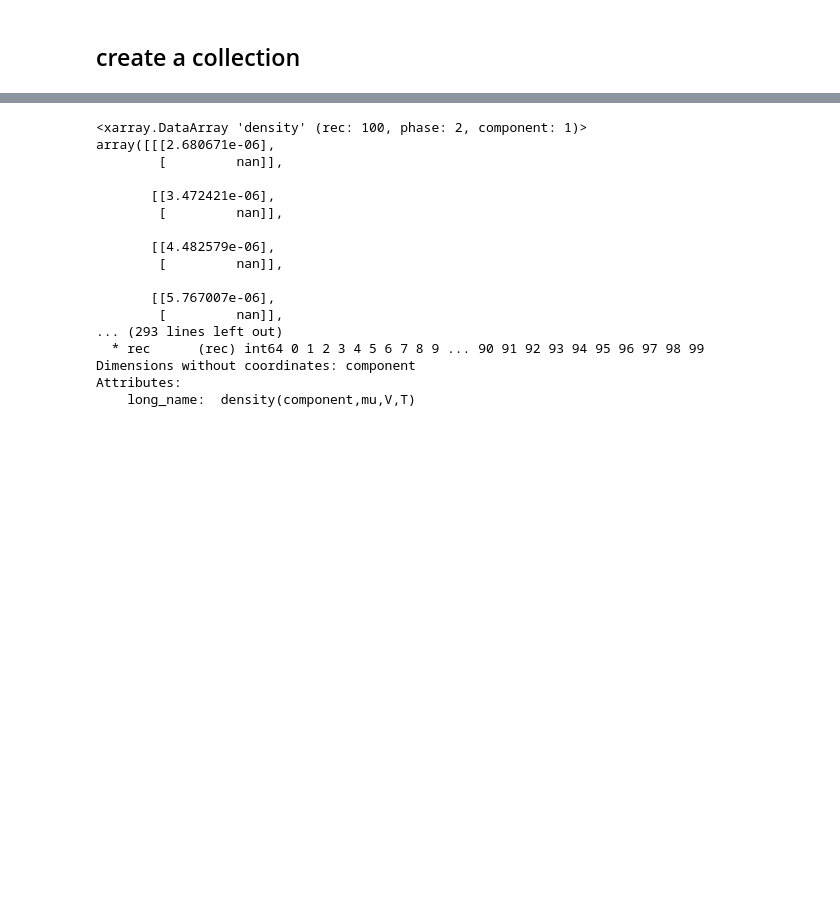
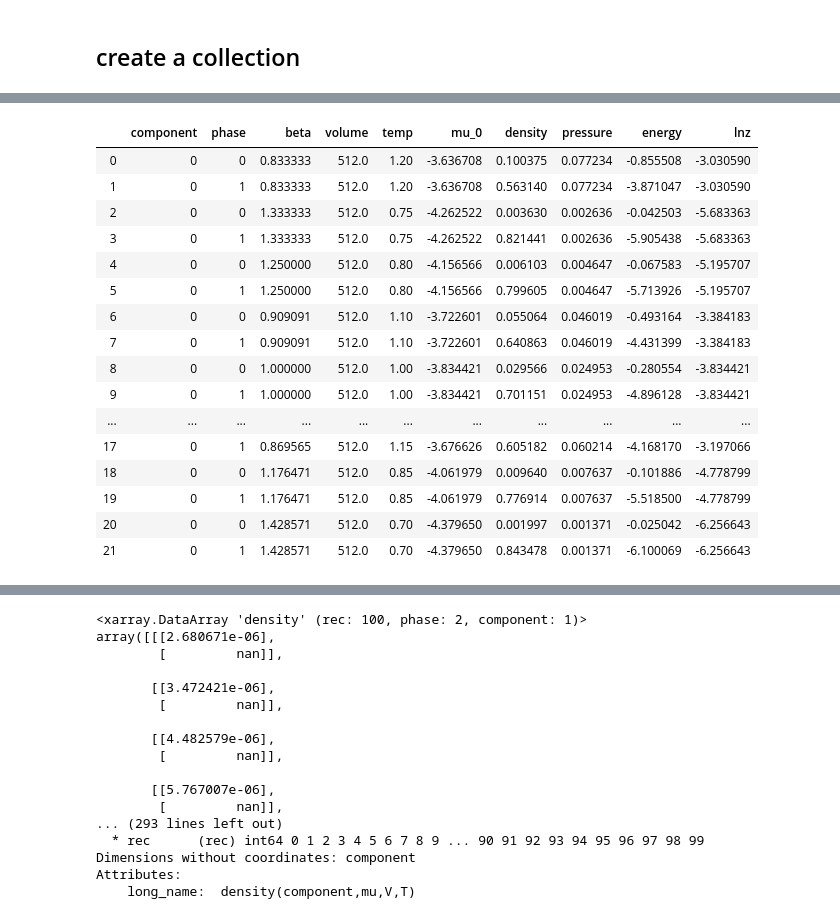
Before and after one commit to wpk-nist-gov/tmmc-lnpy, a Jupyter notebook: examples/1D/anal_1d_stuff.ipynb, the cells around one changed output, grey strips where cells are left out. Drawn from its saved outputs; the diff is of its cells as text; code cells hidden in the pictures; blank space fills up the shorter version.

```diff
--- a/examples/1D/anal_1d_stuff.ipynb
+++ b/examples/1D/anal_1d_stuff.ipynb
@@ -100,0 +120,20 @@ c[6].wlnPi._cache
+# %%
+pd.read_csv('./binodal.csv')
+# %% [output]
+|  | component | phase | beta | volume | temp | mu_0 | density | pressure | energy | lnz |
+| 0 | 0 | 0 | 0.833333 | 512.0 | 1.20 | -3.636708 | 0.100375 | 0.077234 | -0.855508 | -3.030590 |
+| 1 | 0 | 1 | 0.833333 | 512.0 | 1.20 | -3.636708 | 0.563140 | 0.077234 | -3.871047 | -3.030590 |
+| 2 | 0 | 0 | 1.333333 | 512.0 | 0.75 | -4.262522 | 0.003630 | 0.002636 | -0.042503 | -5.683363 |
+| 3 | 0 | 1 | 1.333333 | 512.0 | 0.75 | -4.262522 | 0.821441 | 0.002636 | -5.905438 | -5.683363 |
+| 4 | 0 | 0 | 1.250000 | 512.0 | 0.80 | -4.156566 | 0.006103 | 0.004647 | -0.067583 | -5.195707 |
+| 5 | 0 | 1 | 1.250000 | 512.0 | 0.80 | -4.156566 | 0.799605 | 0.004647 | -5.713926 | -5.195707 |
+| 6 | 0 | 0 | 0.909091 | 512.0 | 1.10 | -3.722601 | 0.055064 | 0.046019 | -0.493164 | -3.384183 |
+| 7 | 0 | 1 | 0.909091 | 512.0 | 1.10 | -3.722601 | 0.640863 | 0.046019 | -4.431399 | -3.384183 |
+| 8 | 0 | 0 | 1.000000 | 512.0 | 1.00 | -3.834421 | 0.029566 | 0.024953 | -0.280554 | -3.834421 |
+| 9 | 0 | 1 | 1.000000 | 512.0 | 1.00 | -3.834421 | 0.701151 | 0.024953 | -4.896128 | -3.834421 |
+| ... | ... | ... | ... | ... | ... | ... | ... | ... | ... | ... |
+| 17 | 0 | 1 | 0.869565 | 512.0 | 1.15 | -3.676626 | 0.605182 | 0.060214 | -4.168170 | -3.197066 |
+| 18 | 0 | 0 | 1.176471 | 512.0 | 0.85 | -4.061979 | 0.009640 | 0.007637 | -0.101886 | -4.778799 |
+| 19 | 0 | 1 | 1.176471 | 512.0 | 0.85 | -4.061979 | 0.776914 | 0.007637 | -5.518500 | -4.778799 |
+| 20 | 0 | 0 | 1.428571 | 512.0 | 0.70 | -4.379650 | 0.001997 | 0.001371 | -0.025042 | -6.256643 |
+| 21 | 0 | 1 | 1.428571 | 512.0 | 0.70 | -4.379650 | 0.843478 | 0.001371 | -6.100069 | -6.256643 |
```
Also changed, not shown: parts of 64 cells of this notebook, 3 other files.
